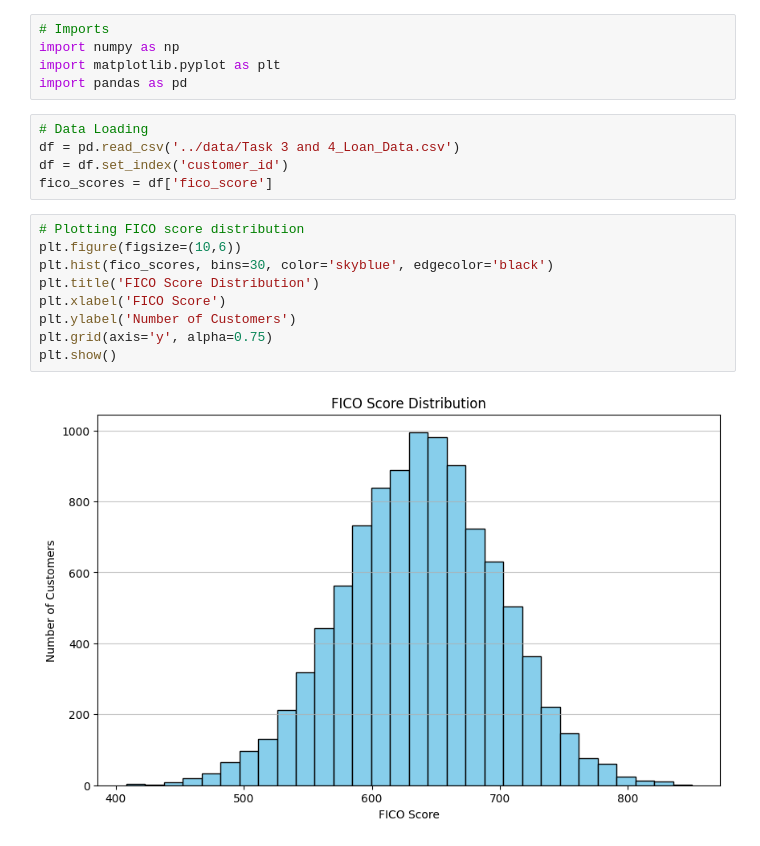
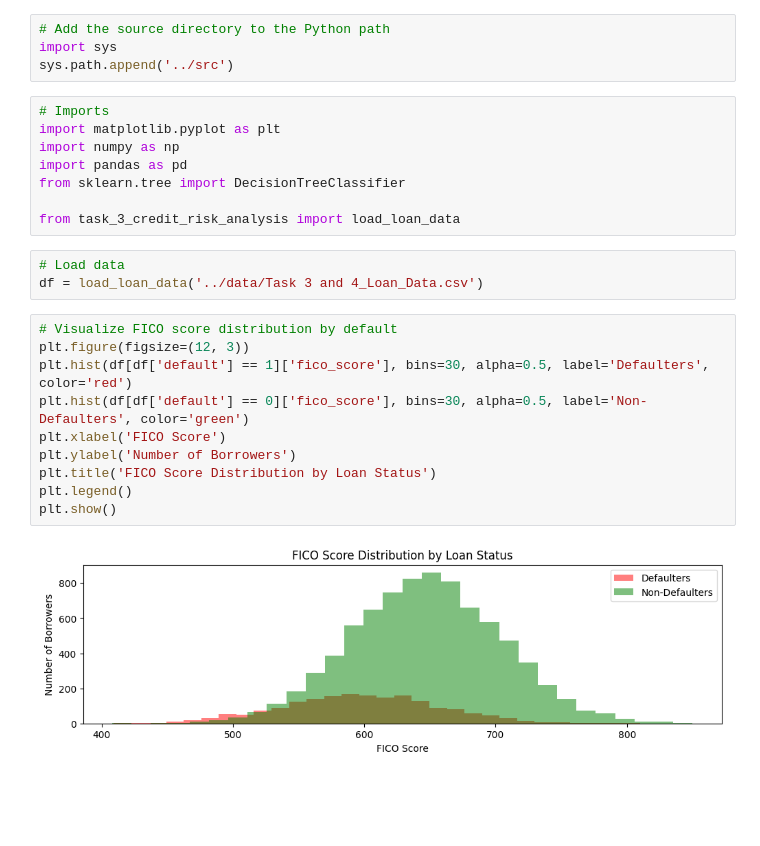
Before and after one commit to mathieucbd/quant-research-jp-morgan, a Jupyter notebook: notebooks/task_4_FICO_score_bucketing.ipynb, the cells around one changed output. Saved outputs shown, nothing was run; the diff lists cells and outputs as text; blank space fills up the shorter version.

```diff
--- a/notebooks/task_4_FICO_score_bucketing.ipynb
+++ b/notebooks/task_4_FICO_score_bucketing.ipynb
@@ -1,21 +1,27 @@
+# %%
+# Add the source directory to the Python path
+import sys
+sys.path.append('../src')
 # %%
 # Imports
+import matplotlib.pyplot as plt
 import numpy as np
-import matplotlib.pyplot as plt
 import pandas as pd
+from sklearn.tree import DecisionTreeClassifier
+
+from task_3_credit_risk_analysis import load_loan_data
 # %%
-# Data Loading
-df = pd.read_csv('../data/Task 3 and 4_Loan_Data.csv')
-df = df.set_index('customer_id')
-fico_scores = df['fico_score']
+# Load data
+df = load_loan_data('../data/Task 3 and 4_Loan_Data.csv')
-# %%
-# Plotting FICO score distribution
-plt.figure(figsize=(10,6))
-plt.hist(fico_scores, bins=30, color='skyblue', edgecolor='black')
-plt.title('FICO Score Distribution')
-plt.xlabel('FICO Score')
-plt.ylabel('Number of Customers')
-plt.grid(axis='y', alpha=0.75)
-plt.show()
-# %% [output]
-[figure, removed]
+# %%
+# Visualize FICO score distribution by default
+plt.figure(figsize=(12, 3))
+plt.hist(df[df['default'] == 1]['fico_score'], bins=30, alpha=0.5, label='Defaulters', color='red')
+plt.hist(df[df['default'] == 0]['fico_score'], bins=30, alpha=0.5, label='Non-Defaulters', color='green')
+plt.xlabel('FICO Score')
+plt.ylabel('Number of Borrowers')
+plt.title('FICO Score Distribution by Loan Status')
+plt.legend()
+plt.show()
+# %% [output]
+[figure, added]
```
Also changed, not shown: parts of 3 cells of this notebook.
